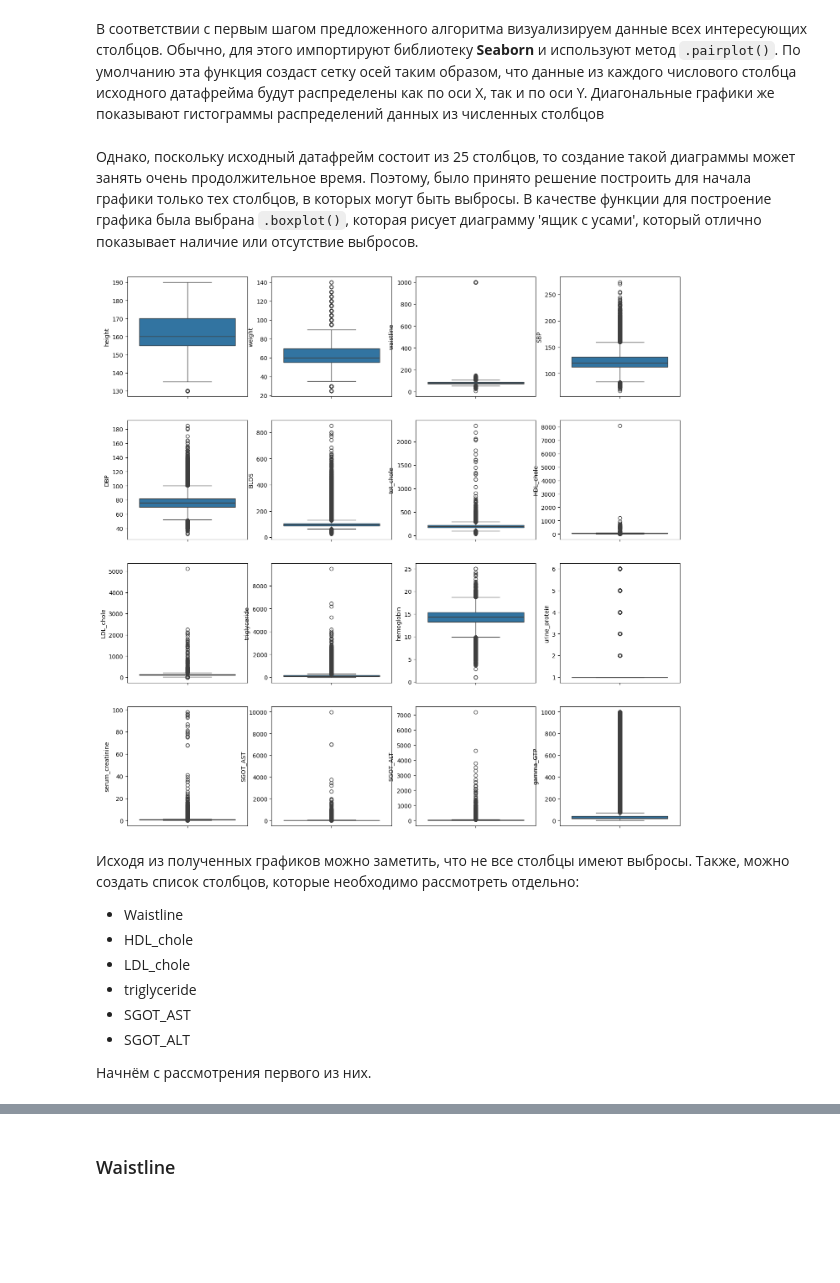
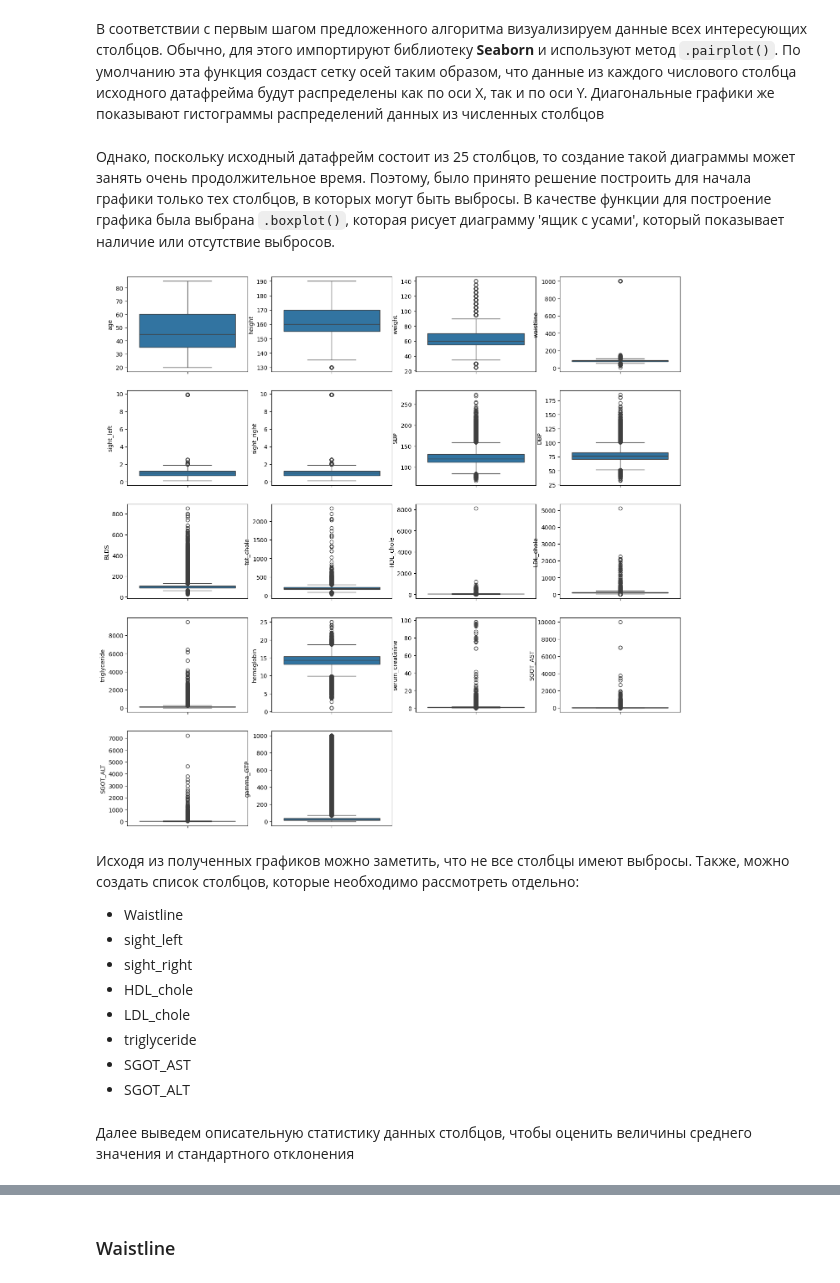
Before and after one commit to Supercili0usMe/bachelors_diploma_work, a Jupyter notebook: Smoking and drinking classification/1_EDA.ipynb, the cells around one changed output, grey strips where cells are left out. Saved outputs shown, nothing was run; the diff lists cells and outputs as text; code cells hidden in the pictures; blank space fills up the shorter version.

```diff
--- a/Smoking and drinking classification/1_EDA.ipynb
+++ b/Smoking and drinking classification/1_EDA.ipynb
@@ -350,3 +349,10 @@ memory usage: 136.1 MB
+# %%
+numeric = ["age", "height", "weight", "waistline",
+           "sight_left", "sight_right", "SBP", "DBP",
+           "BLDS", "tot_chole", "HDL_chole", "LDL_chole",
+           "triglyceride", "hemoglobin", "serum_creatinine",
+           "SGOT_AST", "SGOT_ALT", "gamma_GTP"]
+categorical = ["hear_left", "hear_right", "urine_protein"]
 # %% [markdown]
 ## Поиск выбросов <a id="22"></a>
 # %% [markdown]
@@ -359,41 +365,24 @@ memory usage: 136.1 MB
 # %% [markdown]
 В соответствии с первым шагом предложенного алгоритма визуализируем данные всех интересующих столбцов. Обычно, для этого импортируют библиотеку **Seaborn** и используют метод `.pairplot()`. По умолчанию эта функция создаст сетку осей таким образом, что данные из каждого числового столбца исходного датафрейма будут распределены как по оси X, так и по оси Y. Диагональные графики же показывают гистограммы распределений данных из численных столбцов
 # %% [markdown]
-Однако, поскольку исходный датафрейм состоит из 25 столбцов, то создание такой диаграммы может занять очень продолжительное время. Поэтому, было принято решение построить для начала графики только тех столбцов, в которых могут быть выбросы. В качестве функции для построение графика была выбрана `.boxplot()`, которая рисует диаграмму 'ящик с усами', который отлично показывает наличие или отсутствие выбросов.
+Однако, поскольку исходный датафрейм состоит из 25 столбцов, то создание такой диаграммы может занять очень продолжительное время. Поэтому, было принято решение построить для начала графики только тех столбцов, в которых могут быть выбросы. В качестве функции для построение графика была выбрана `.boxplot()`, которая рисует диаграмму 'ящик с усами', который показывает наличие или отсутствие выбросов.
 # %%
-columns = [
-    "height",
-    "weight",
-    "waistline",
-    "SBP",
-    "DBP",
-    "BLDS",
-    "tot_chole",
-    "HDL_chole",
-    "LDL_chole",
-    "triglyceride",
-    "hemoglobin",
-    "urine_protein",
-    "serum_creatinine",
-    "SGOT_AST",
-    "SGOT_ALT",
-    "gamma_GTP",
-]
-rows, cols = 4, 4
+rows, cols = 5, 4
 plt.figure(figsize=(17, 17))
-for i in range(len(columns)):
+for i in range(len(numeric)):
     plt.subplot(rows, cols, i + 1)
-    sns.boxplot(df[columns[i]])
+    sns.boxplot(df[numeric[i]])
 # %% [output]
-[figure, old version]
+[figure, new version]
 # %% [markdown]
 Исходя из полученных графиков можно заметить, что не все столбцы имеют выбросы. Также, можно создать список столбцов, которые необходимо рассмотреть отдельно:
 * Waistline
+* sight_left
+* sight_right
 * HDL_chole
 * LDL_chole
 * triglyceride
 * SGOT_AST
 * SGOT_ALT
-
-
-Начнём с рассмотрения первого из них.
+# %% [markdown]
+Далее выведем описательную статистику данных столбцов, чтобы оценить величины среднего значения и стандартного отклонения
```
Also changed, not shown: parts of 24 cells of this notebook.
